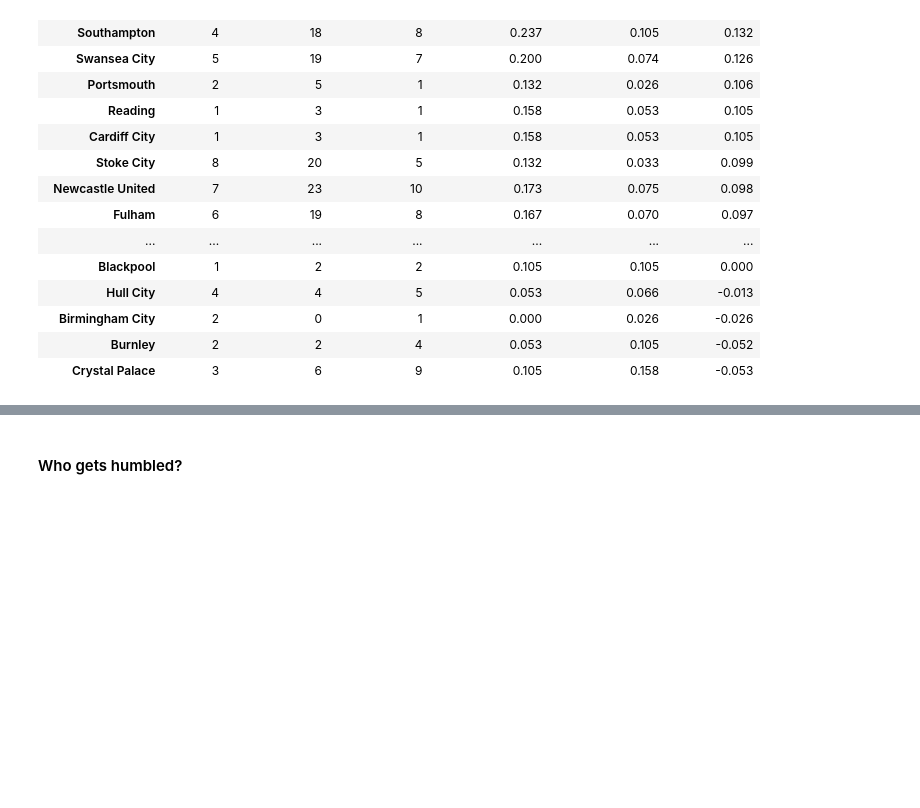
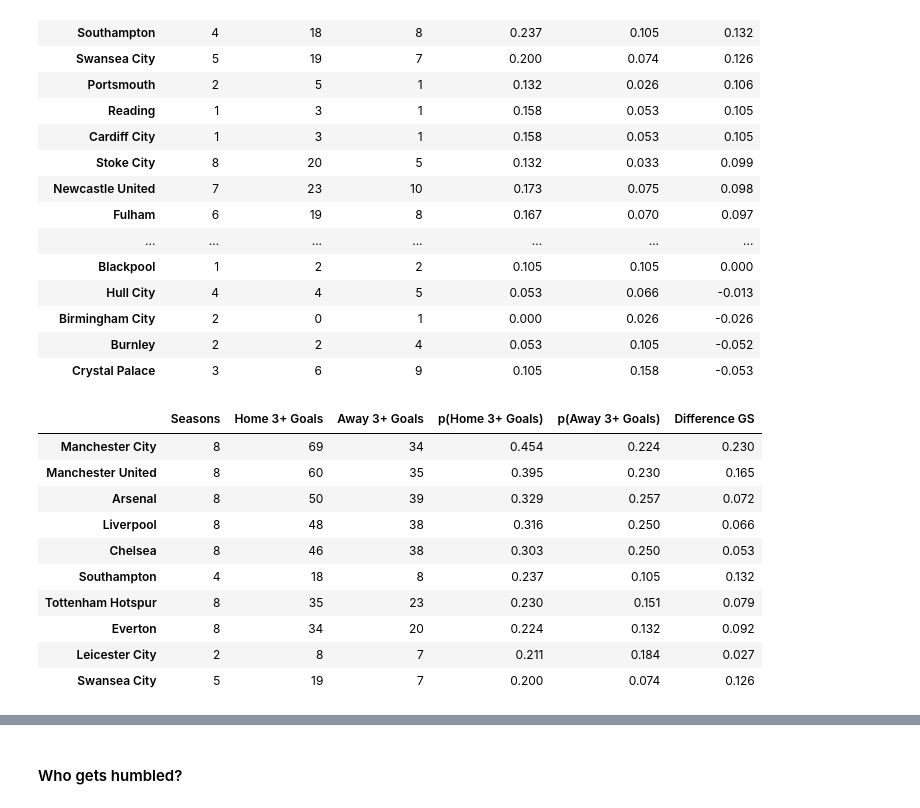
Before and after one commit to tjjdoherty/football-project-mvp, a Jupyter notebook: intro_clean_eda.ipynb, the cells around one changed output, grey strips where cells are left out. Drawn from its saved outputs; the diff is of its cells as text; code cells hidden in the pictures; blank space fills up the shorter version.

```diff
--- a/intro_clean_eda.ipynb
+++ b/intro_clean_eda.ipynb
@@ -810,3 +813,18 @@ three_goals_gs
 | Birmingham City | 2 | 0 | 1 | 0.000 | 0.026 | -0.026 |
 | Burnley | 2 | 2 | 4 | 0.053 | 0.105 | -0.052 |
 | Crystal Palace | 3 | 6 | 9 | 0.105 | 0.158 | -0.053 |
+# %%
+# teams most likely to score 3+ goals at home
+three_goals_gs.sort_values(by='p(Home 3+ Goals)', ascending=False).head(10)
+# %% [output]
+|  | Seasons | Home 3+ Goals | Away 3+ Goals | p(Home 3+ Goals) | p(Away 3+ Goals) | Difference GS |
+| Manchester City | 8 | 69 | 34 | 0.454 | 0.224 | 0.230 |
+| Manchester United | 8 | 60 | 35 | 0.395 | 0.230 | 0.165 |
+| Arsenal | 8 | 50 | 39 | 0.329 | 0.257 | 0.072 |
+| Liverpool | 8 | 48 | 38 | 0.316 | 0.250 | 0.066 |
+| Chelsea | 8 | 46 | 38 | 0.303 | 0.250 | 0.053 |
+| Southampton | 4 | 18 | 8 | 0.237 | 0.105 | 0.132 |
+| Tottenham Hotspur | 8 | 35 | 23 | 0.230 | 0.151 | 0.079 |
+| Everton | 8 | 34 | 20 | 0.224 | 0.132 | 0.092 |
+| Leicester City | 2 | 8 | 7 | 0.211 | 0.184 | 0.027 |
+| Swansea City | 5 | 19 | 7 | 0.200 | 0.074 | 0.126 |
```
Also changed, not shown: parts of 15 cells of this notebook.
